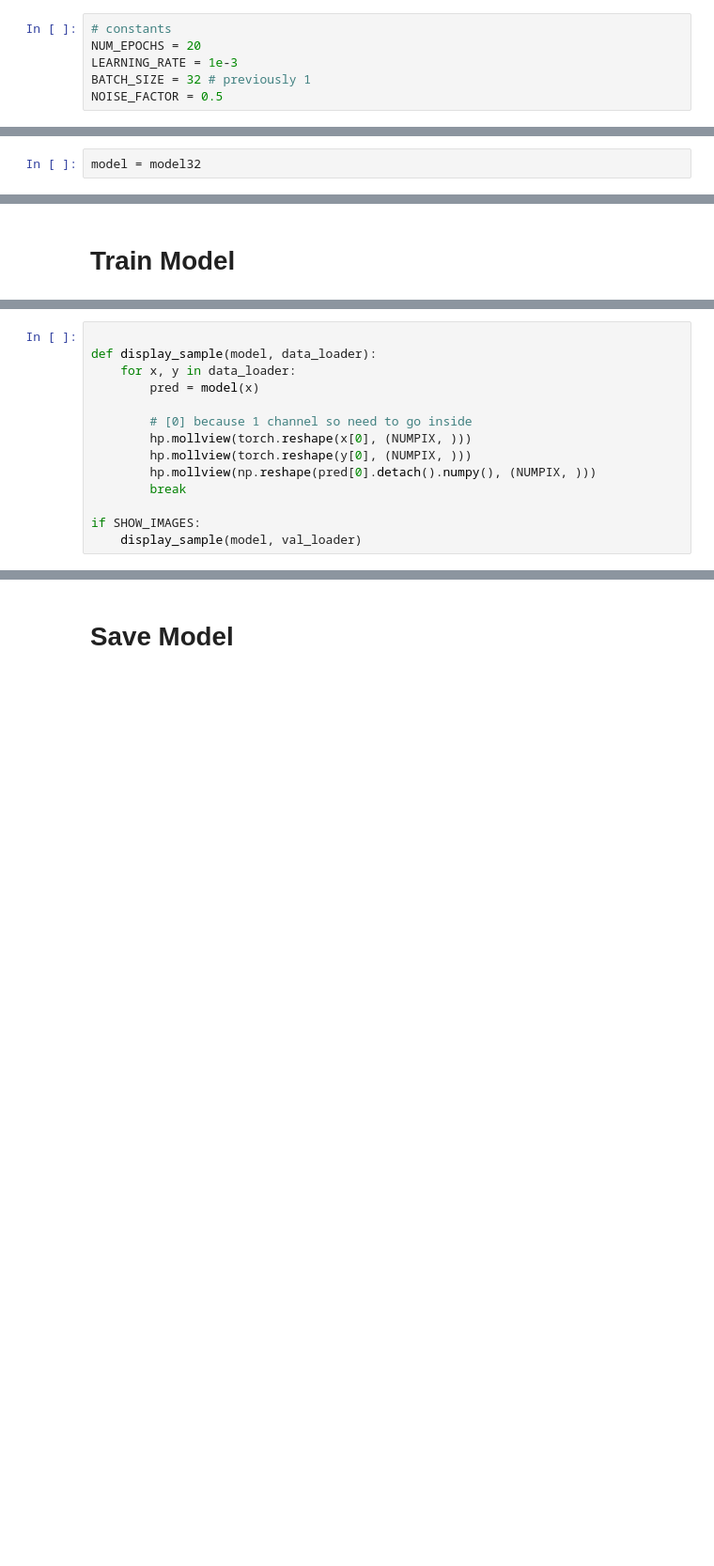
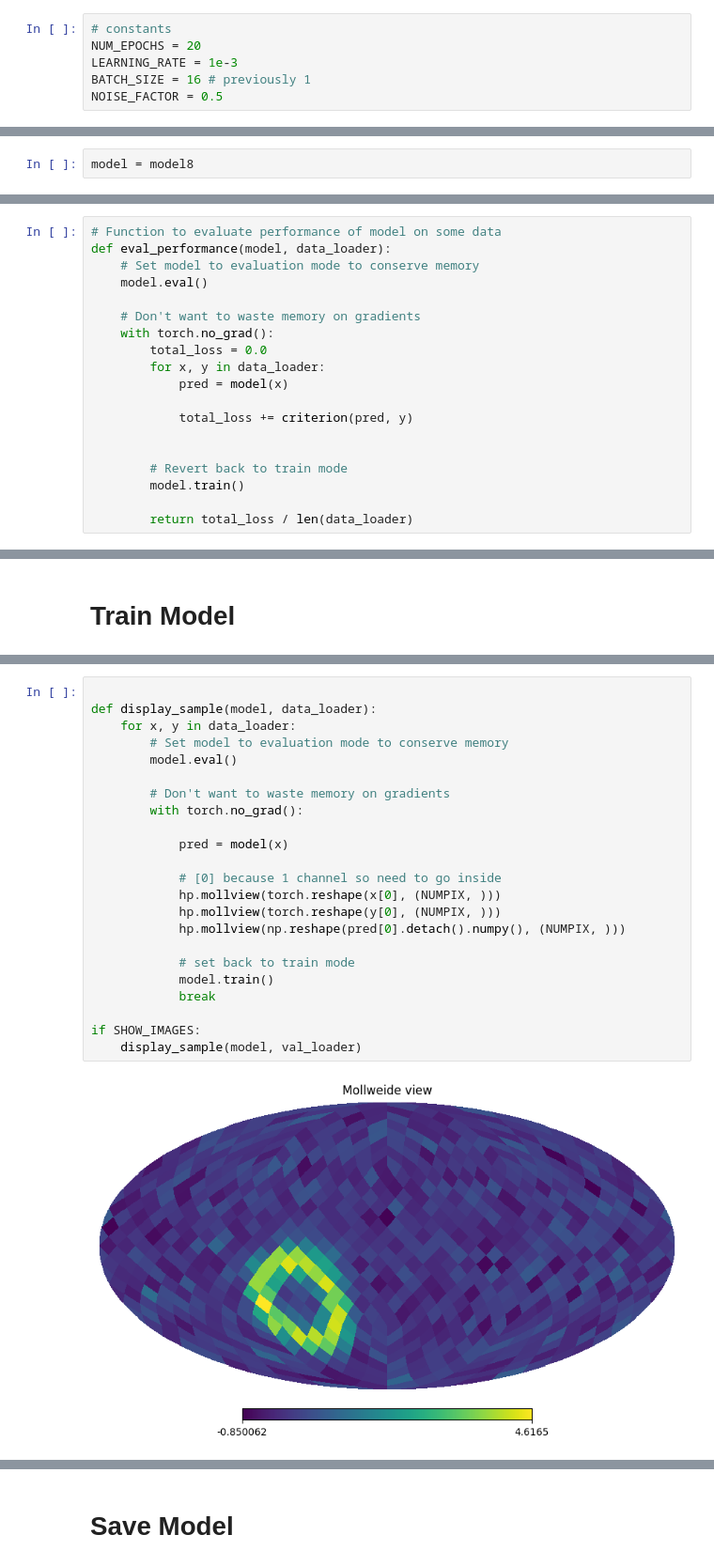
Before and after one commit to zoglauer/nn-response-approximation, a Jupyter notebook: actual-denoise.ipynb, the cells around one changed output, grey strips where cells are left out. Shown: that part at 94% size. Drawn from its saved outputs; the diff is of its cells as text; blank space fills up the shorter version.

```diff
--- a/actual-denoise.ipynb
+++ b/actual-denoise.ipynb
@@ -214,7 +214,7 @@ Dataset is wrapper for data with labels, DataLoader is wrapper around that in it
 # constants
 NUM_EPOCHS = 20
 LEARNING_RATE = 1e-3
-BATCH_SIZE = 32 # previously 1
+BATCH_SIZE = 16 # previously 1
 NOISE_FACTOR = 0.5
 # %%
 from torch.utils.data import Dataset, DataLoader, TensorDataset
@@ -387,7 +410,7 @@ AutoEncoder(
 # %% [markdown]
 Pick which model to use.
 # %%
-model = model32
+model = model8
 # %% [markdown]
 # 7. Create Trainer
 # %%
@@ -400,6 +423,25 @@ criterion = MSELoss().to(dtype=base, device=device)
 
 # Use Adam optimizer
 optimizer = optim.Adam(model.parameters(), lr=LEARNING_RATE)
+# %%
+# Function to evaluate performance of model on some data
+def eval_performance(model, data_loader):
+    # Set model to evaluation mode to conserve memory
+    model.eval()
+
+    # Don't want to waste memory on gradients
+    with torch.no_grad():
+        total_loss = 0.0
+        for x, y in data_loader:
+            pred = model(x)
+
+            total_loss += criterion(pred, y)
+
+
+        # Revert back to train mode
+        model.train()
+
+        return total_loss / len(data_loader)
 # %%
 
 
@@ -499,14 +578,25 @@ print(eval_performance(model, val_loader))
 # %%
 
 def display_sample(model, data_loader):
     for x, y in data_loader:
-        pred = model(x)
+        # Set model to evaluation mode to conserve memory
+        model.eval()
 
-        # [0] because 1 channel so need to go inside
-        hp.mollview(torch.reshape(x[0], (NUMPIX, )))
-        hp.mollview(torch.reshape(y[0], (NUMPIX, )))
-        hp.mollview(np.reshape(pred[0].detach().numpy(), (NUMPIX, )))
-        break
+        # Don't want to waste memory on gradients
+        with torch.no_grad():
+
+            pred = model(x)
+
+            # [0] because 1 channel so need to go inside
+            hp.mollview(torch.reshape(x[0], (NUMPIX, )))
+            hp.mollview(torch.reshape(y[0], (NUMPIX, )))
+            hp.mollview(np.reshape(pred[0].detach().numpy(), (NUMPIX, )))
+
+            # set back to train mode
+            model.train()
+            break
 
 if SHOW_IMAGES:
     display_sample(model, val_loader)
+# %% [output]
+[figure, added]
```
Also changed, not shown: parts of 21 cells of this notebook.
